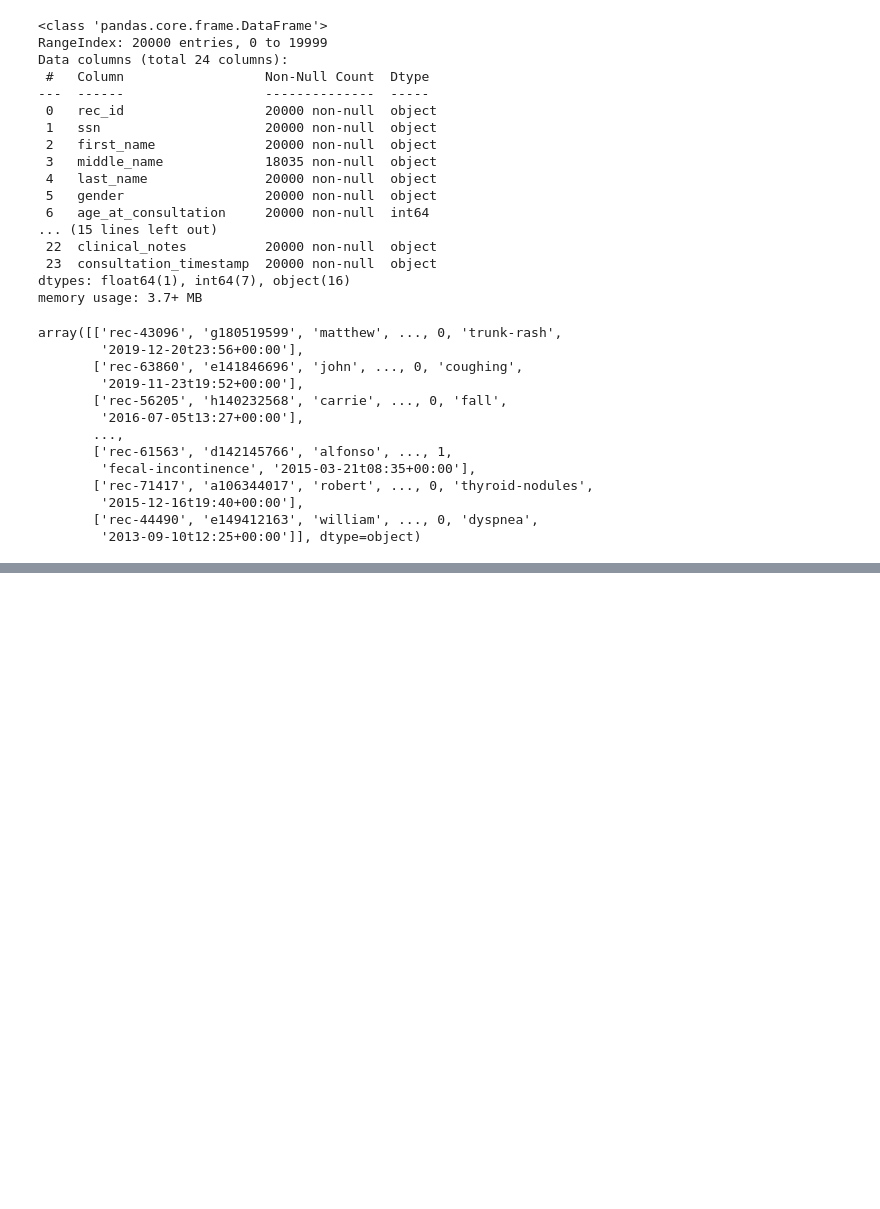
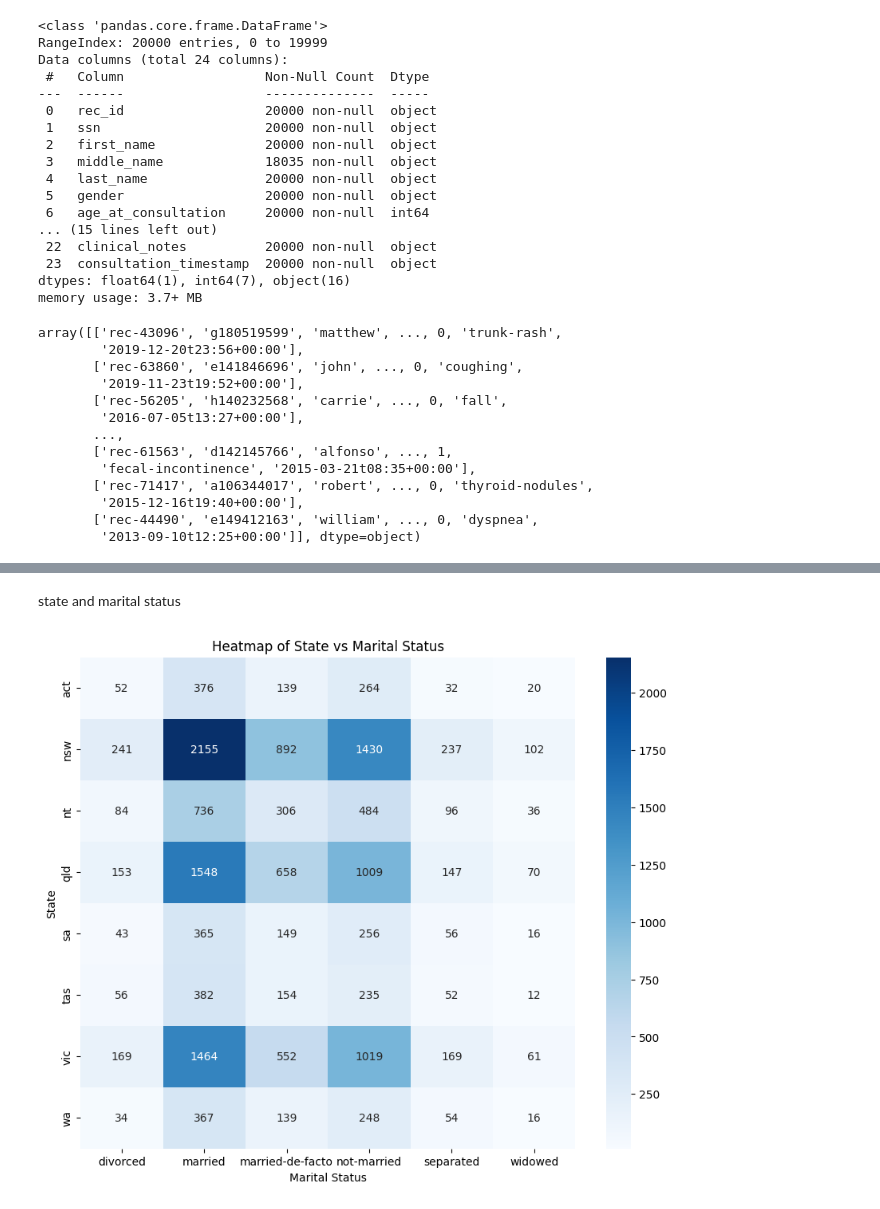
Before and after one commit to OMEN-Watson/DataWrangleCourse, a Jupyter notebook: A1/testJupyter.ipynb, the cells around one changed output, grey strips where cells are left out. Saved outputs shown, nothing was run; the diff lists cells and outputs as text; code cells hidden in the pictures; blank space fills up the shorter version.

```diff
--- a/A1/testJupyter.ipynb
+++ b/A1/testJupyter.ipynb
@@ -115,0 +236,22 @@ array([['rec-43096', 'g180519599', 'matthew', ..., 0, 'trunk-rash',
+# %% [markdown]
+state and marital status
+# %%
+import pandas as pd
+import seaborn as sns
+import matplotlib.pyplot as plt
+
+# Load the dataset
+df = pd.read_csv('data_wrangling_medical_2024_u7568823.csv')
+
+# Create a cross-tabulation table of State and Marital Status
+cross_tab = pd.crosstab(df['state'], df['marital_status'])
+
+# Plotting a heatmap using seaborn
+plt.figure(figsize=(10, 8))
+sns.heatmap(cross_tab, annot=True, fmt='d', cmap='Blues', cbar=True)
+plt.title('Heatmap of State vs Marital Status')
+plt.xlabel('Marital Status')
+plt.ylabel('State')
+plt.show()
+# %% [output]
+[figure, added]
```
Also changed, not shown: parts of 16 cells of this notebook, 3 other files.
